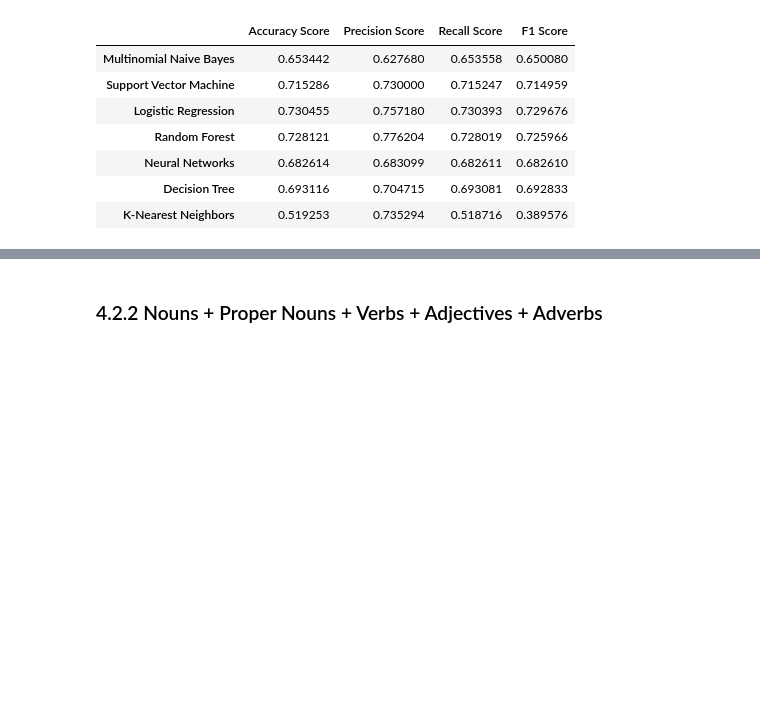
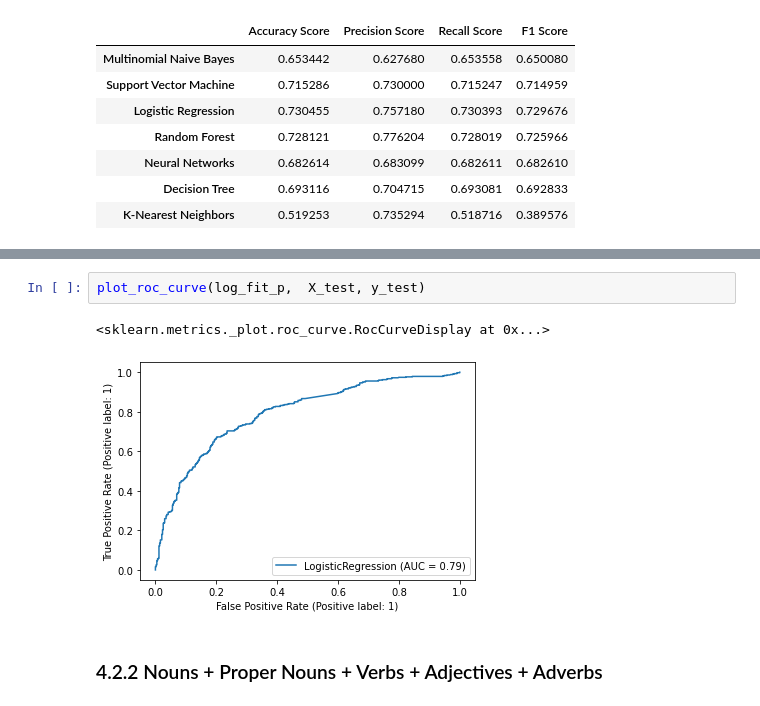
Before and after one commit to martinaviggiano/textsent_project, a Jupyter notebook: Hate Speech Detection Models-.ipynb, the cells around one changed output, grey strips where cells are left out. Cells and saved outputs as stored; diff of their text form; blank space fills up the shorter version.

```diff
--- a/Hate Speech Detection Models-.ipynb
+++ b/Hate Speech Detection Models-.ipynb
@@ -1268,3 +1243,8 @@ NOUN_PROPN_ADJ_ADV
+# %%
+plot_roc_curve(log_fit_p,  X_test, y_test)
+# %% [output]
+<sklearn.metrics._plot.roc_curve.RocCurveDisplay at 0x...>
+[figure, added]
 # %% [markdown]
 ### 4.2.2 Nouns + Proper Nouns + Verbs + Adjectives + Adverbs
 # %%
```
Also changed, not shown: parts of 25 cells of this notebook.
